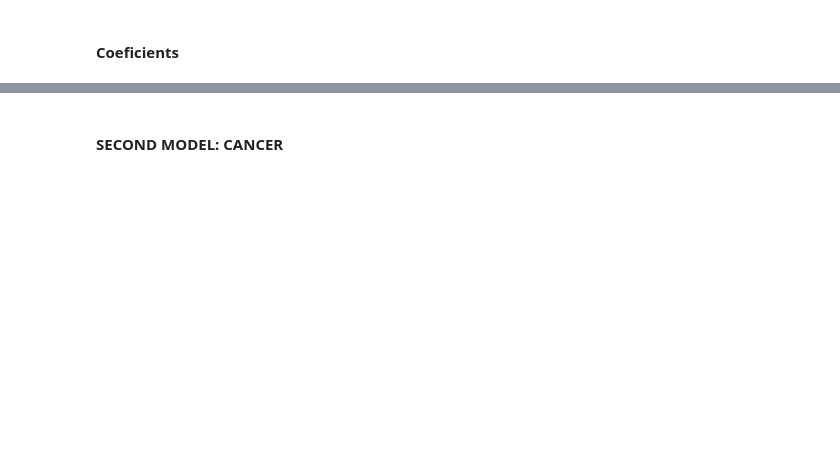
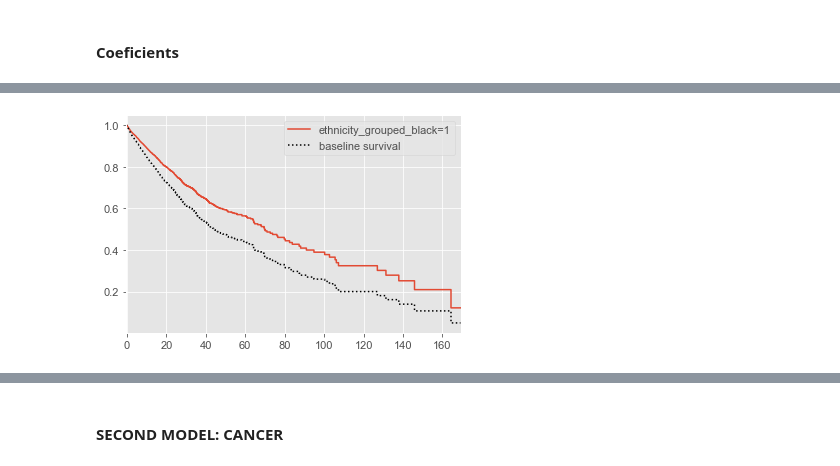
Before and after one commit to bseewald/fairness-ml-health, a Jupyter notebook: notebooks/mimic-iii/regression/cox_regression.ipynb, the cells around one changed output, grey strips where cells are left out. Saved outputs shown, nothing was run; the diff lists cells and outputs as text; code cells hidden in the pictures; blank space fills up the shorter version.

```diff
--- a/notebooks/mimic-iii/regression/cox_regression.ipynb
+++ b/notebooks/mimic-iii/regression/cox_regression.ipynb
@@ -533,0 +494,7 @@ After fitting, we can plot what the survival curves look like as we vary a singl
+# %%
+cx.plot_covariate_groups(['ethnicity_grouped_black'], values=[1]);
+
+# group fairness NOK
+# P(S > sHR | G = black) = P(S > sHR | G = not black)
+# %% [output]
+[figure, added]
```
Also changed, not shown: parts of 38 cells of this notebook.
